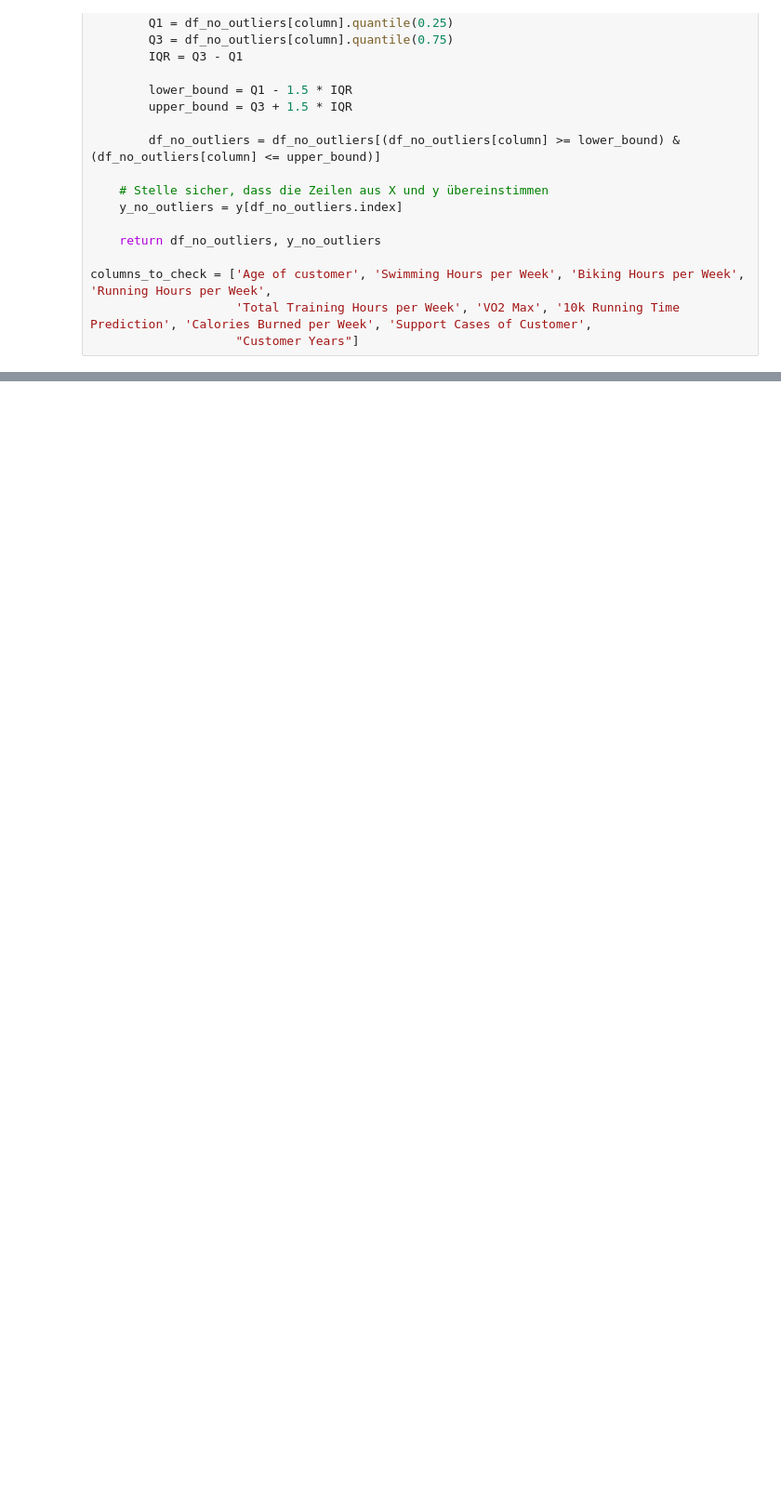
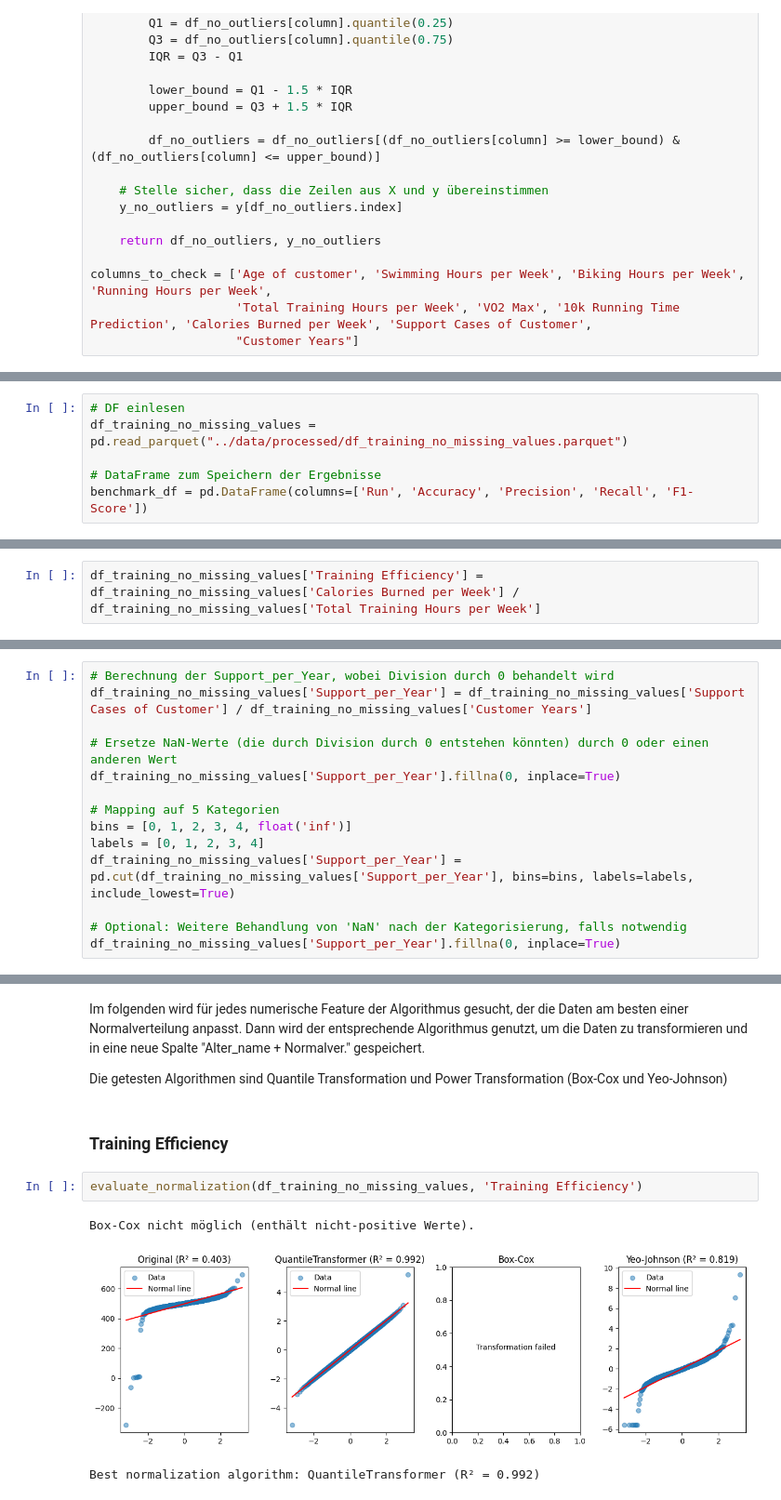
Before and after one commit to MarioKrupinski/Introduction-to-Data-Science-AI, a Jupyter notebook: notebooks/preparation.ipynb, the cells around one changed output, grey strips where cells are left out. Shown at 93% size. Cells and saved outputs as stored; diff of their text form; blank space fills up the shorter version.

```diff
--- a/notebooks/preparation.ipynb
+++ b/notebooks/preparation.ipynb
@@ -1117,0 +1212,6 @@ columns_to_check = ['Age of customer', 'Swimming Hours per Week', 'Biking Hours
+# %%
+# DF einlesen
+df_training_no_missing_values = pd.read_parquet("../data/processed/df_training_no_missing_values.parquet")
+
+# DataFrame zum Speichern der Ergebnisse
+benchmark_df = pd.DataFrame(columns=['Run', 'Accuracy', 'Precision', 'Recall', 'F1-Score'])
@@ -1117,0 +1323,2 @@ columns_to_check = ['Age of customer', 'Swimming Hours per Week', 'Biking Hours
+# %%
+df_training_no_missing_values['Training Efficiency'] = df_training_no_missing_values['Calories Burned per Week'] / df_training_no_missing_values['Total Training Hours per Week']
@@ -1117,0 +1336,14 @@ columns_to_check = ['Age of customer', 'Swimming Hours per Week', 'Biking Hours
+# %%
+# Berechnung der Support_per_Year, wobei Division durch 0 behandelt wird
+df_training_no_missing_values['Support_per_Year'] = df_training_no_missing_values['Support Cases of Customer'] / df_training_no_missing_values['Customer Years']
+
+# Ersetze NaN-Werte (die durch Division durch 0 entstehen könnten) durch 0 oder einen anderen Wert
+df_training_no_missing_values['Support_per_Year'].fillna(0, inplace=True)
+
+# Mapping auf 5 Kategorien
+bins = [0, 1, 2, 3, 4, float('inf')]
+labels = [0, 1, 2, 3, 4]
+df_training_no_missing_values['Support_per_Year'] = pd.cut(df_training_no_missing_values['Support_per_Year'], bins=bins, labels=labels, include_lowest=True)
+
+# Optional: Weitere Behandlung von 'NaN' nach der Kategorisierung, falls notwendig
+df_training_no_missing_values['Support_per_Year'].fillna(0, inplace=True)
@@ -1117,0 +1555,12 @@ columns_to_check = ['Age of customer', 'Swimming Hours per Week', 'Biking Hours
+# %% [markdown]
+Im folgenden wird für jedes numerische Feature der Algorithmus gesucht, der die Daten am besten einer Normalverteilung anpasst. Dann wird der entsprechende Algorithmus genutzt, um die Daten zu transformieren und in eine neue Spalte "Alter_name + Normalver." gespeichert.
+
+Die getesten Algorithmen sind Quantile Transformation und Power Transformation (Box-Cox und Yeo-Johnson)
+# %% [markdown]
+<h3> Training Efficiency
+# %%
+evaluate_normalization(df_training_no_missing_values, 'Training Efficiency')
+# %% [output]
+Box-Cox nicht möglich (enthält nicht-positive Werte).
+[figure, added]
+Best normalization algorithm: QuantileTransformer (R² = 0.992)
```
Also changed, not shown: parts of 95 cells of this notebook, 2 other files.
